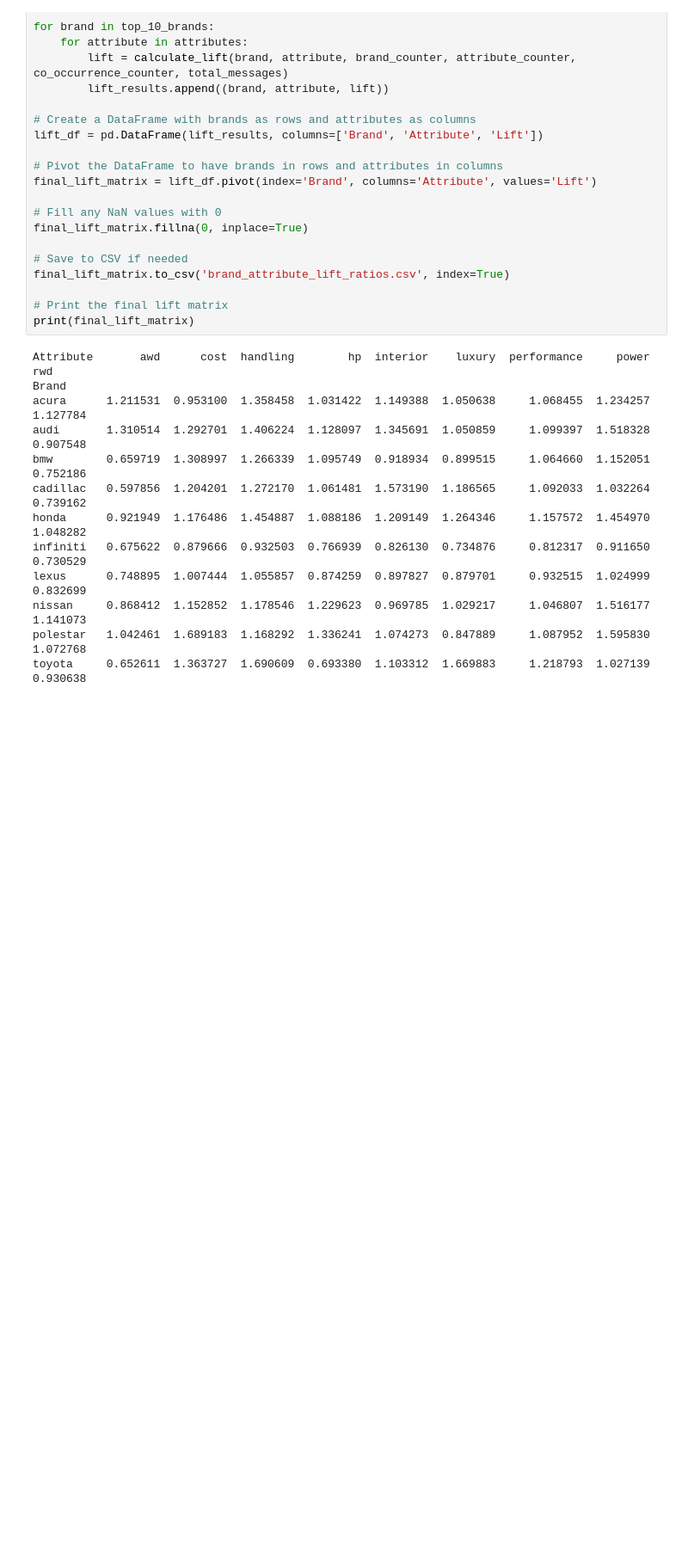
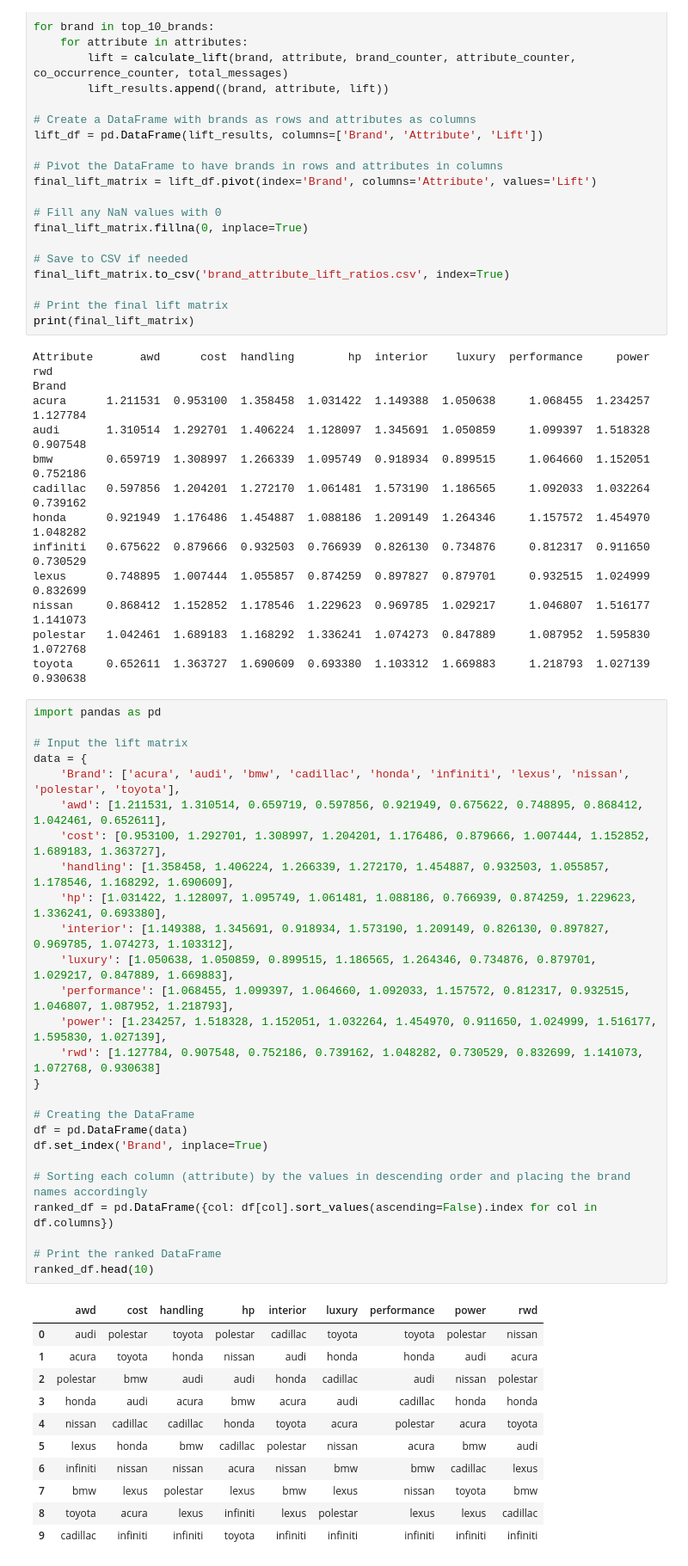
Before and after one commit to jncurrea/Edmunds_Scraper, a Jupyter notebook: GA1_Ramzi.ipynb, the cells around one changed output. Shown at 86% size. Saved outputs shown, nothing was run; the diff lists cells and outputs as text; blank space fills up the shorter version.

```diff
--- a/GA1_Ramzi.ipynb
+++ b/GA1_Ramzi.ipynb
@@ -520,3 +532,41 @@ lexus      0.748895  1.007444  1.055857  0.874259  0.897827  0.879701     0.9325
 nissan     0.868412  1.152852  1.178546  1.229623  0.969785  1.029217     1.046807  1.516177  1.141073
 polestar   1.042461  1.689183  1.168292  1.336241  1.074273  0.847889     1.087952  1.595830  1.072768
 toyota     0.652611  1.363727  1.690609  0.693380  1.103312  1.669883     1.218793  1.027139  0.930638
+# %%
+import pandas as pd
+
+# Input the lift matrix
+data = {
+    'Brand': ['acura', 'audi', 'bmw', 'cadillac', 'honda', 'infiniti', 'lexus', 'nissan', 'polestar', 'toyota'],
+    'awd': [1.211531, 1.310514, 0.659719, 0.597856, 0.921949, 0.675622, 0.748895, 0.868412, 1.042461, 0.652611],
+    'cost': [0.953100, 1.292701, 1.308997, 1.204201, 1.176486, 0.879666, 1.007444, 1.152852, 1.689183, 1.363727],
+    'handling': [1.358458, 1.406224, 1.266339, 1.272170, 1.454887, 0.932503, 1.055857, 1.178546, 1.168292, 1.690609],
+    'hp': [1.031422, 1.128097, 1.095749, 1.061481, 1.088186, 0.766939, 0.874259, 1.229623, 1.336241, 0.693380],
+    'interior': [1.149388, 1.345691, 0.918934, 1.573190, 1.209149, 0.826130, 0.897827, 0.969785, 1.074273, 1.103312],
+    'luxury': [1.050638, 1.050859, 0.899515, 1.186565, 1.264346, 0.734876, 0.879701, 1.029217, 0.847889, 1.669883],
+    'performance': [1.068455, 1.099397, 1.064660, 1.092033, 1.157572, 0.812317, 0.932515, 1.046807, 1.087952, 1.218793],
+    'power': [1.234257, 1.518328, 1.152051, 1.032264, 1.454970, 0.911650, 1.024999, 1.516177, 1.595830, 1.027139],
+    'rwd': [1.127784, 0.907548, 0.752186, 0.739162, 1.048282, 0.730529, 0.832699, 1.141073, 1.072768, 0.930638]
+}
+
+# Creating the DataFrame
+df = pd.DataFrame(data)
+df.set_index('Brand', inplace=True)
+
+# Sorting each column (attribute) by the values in descending order and placing the brand names accordingly
+ranked_df = pd.DataFrame({col: df[col].sort_values(ascending=False).index for col in df.columns})
+
+# Print the ranked DataFrame
+ranked_df.head(10)
+# %% [output]
+|  | awd | cost | handling | hp | interior | luxury | performance | power | rwd |
+| 0 | audi | polestar | toyota | polestar | cadillac | toyota | toyota | polestar | nissan |
+| 1 | acura | toyota | honda | nissan | audi | honda | honda | audi | acura |
+| 2 | polestar | bmw | audi | audi | honda | cadillac | audi | nissan | polestar |
+| 3 | honda | audi | acura | bmw | acura | audi | cadillac | honda | honda |
+| 4 | nissan | cadillac | cadillac | honda | toyota | acura | polestar | acura | toyota |
+| 5 | lexus | honda | bmw | cadillac | polestar | nissan | acura | bmw | audi |
+| 6 | infiniti | nissan | nissan | acura | nissan | bmw | bmw | cadillac | lexus |
+| 7 | bmw | lexus | polestar | lexus | bmw | lexus | nissan | toyota | bmw |
+| 8 | toyota | acura | lexus | infiniti | lexus | polestar | lexus | lexus | cadillac |
+| 9 | cadillac | infiniti | infiniti | toyota | infiniti | infiniti | infiniti | infiniti | infiniti |
```
Also changed, not shown: parts of 6 cells of this notebook, 2 other files.
